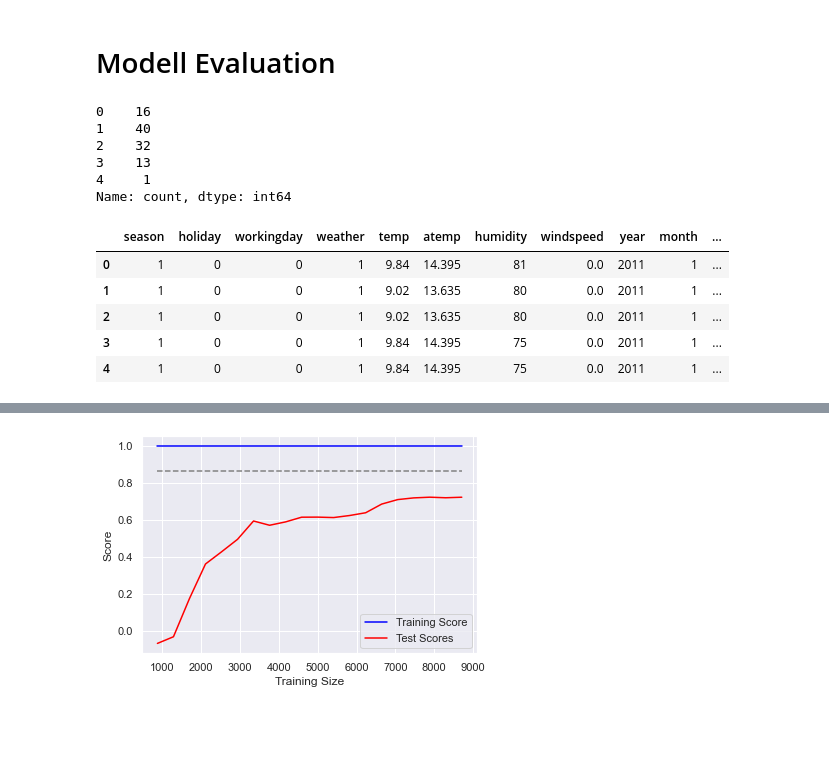
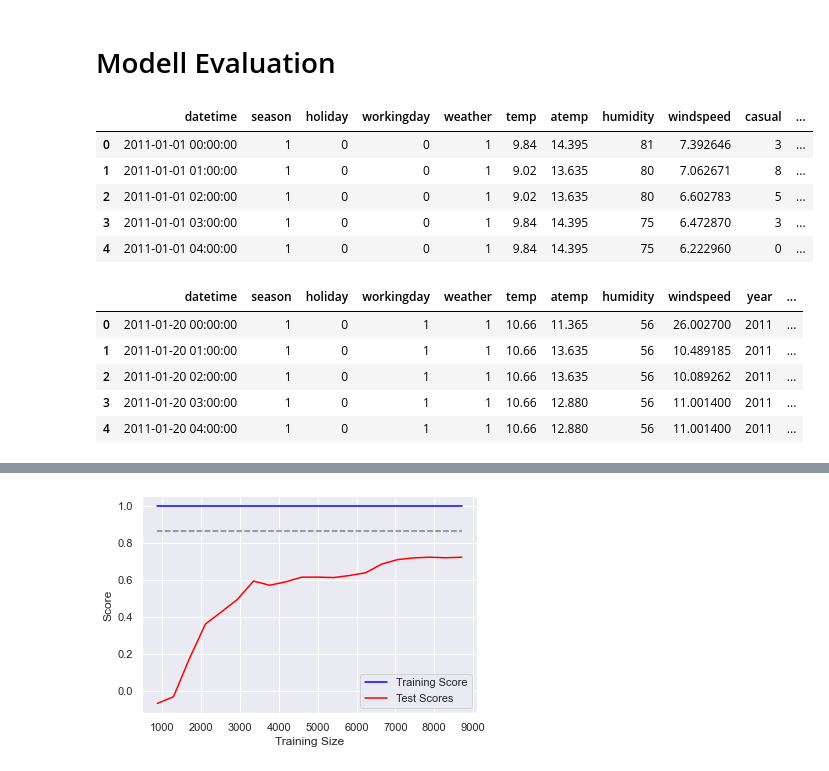
Before and after one commit to schmeti/bikepred_aistudienarbeit, a Jupyter notebook: StudienarbeitSchmetzV2.ipynb, the cells around one changed output, grey strips where cells are left out. Cells and saved outputs as stored; diff of their text form; code cells hidden in the pictures; blank space fills up the shorter version.

```diff
--- a/StudienarbeitSchmetzV2.ipynb
+++ b/StudienarbeitSchmetzV2.ipynb
@@ -563,32 +563,37 @@ from sklearn.model_selection import learning_curve
 from sklearn.linear_model import LinearRegression
 # %%
 
-df_train = pd.read_csv('bike-sharing-demand/train.csv')
-df_train['datetime'] = pd.to_datetime(df_train['datetime'])
+#df_train = pd.read_csv('bike-sharing-demand/train.csv')
+#df_train['datetime'] = pd.to_datetime(df_train['datetime'])
 
-df_train['year'] = df_train['datetime'].dt.year
-df_train['month'] = df_train['datetime'].dt.month
-df_train['day'] = df_train['datetime'].dt.day
-df_train['hour'] = df_train['datetime'].dt.hour
+#df_train['year'] = df_train['datetime'].dt.year
+#df_train['month'] = df_train['datetime'].dt.month
+#df_train['day'] = df_train['datetime'].dt.day
+#df_train['hour'] = df_train['datetime'].dt.hour
 
 
-y_train = df_train['count']
-x_train = df_train.drop(columns=['datetime', 'count','casual','registered'])
-display(y_train.head())
-display(x_train.head())
+#y_train = df_train['count']
+#x_train = df_train.drop(columns=['datetime', 'count','casual','registered'])
+display(df_train.head())
+display(df_test.head())
+
+
+features = ['season', 'holiday', 'workingday', 'weather', 'temp', 'atemp','humidity', 'windspeed', 'month', 'day', 'hour']
+
+x_train_eval, x_test_eval, y_train_eval, y_test_eval = train_test_split(df_train[features],df_train['count'],test_size=0.25,random_state=0)
 # %% [output]
-0    16
-1    40
-2    32
-3    13
-4     1
-Name: count, dtype: int64
-|  | season | holiday | workingday | weather | temp | atemp | humidity | windspeed | year | month | ... |
-| 0 | 1 | 0 | 0 | 1 | 9.84 | 14.395 | 81 | 0.0 | 2011 | 1 | ... |
-| 1 | 1 | 0 | 0 | 1 | 9.02 | 13.635 | 80 | 0.0 | 2011 | 1 | ... |
-| 2 | 1 | 0 | 0 | 1 | 9.02 | 13.635 | 80 | 0.0 | 2011 | 1 | ... |
-| 3 | 1 | 0 | 0 | 1 | 9.84 | 14.395 | 75 | 0.0 | 2011 | 1 | ... |
-| 4 | 1 | 0 | 0 | 1 | 9.84 | 14.395 | 75 | 0.0 | 2011 | 1 | ... |
+|  | datetime | season | holiday | workingday | weather | temp | atemp | humidity | windspeed | casual | ... |
+| 0 | 2011-01-01 00:00:00 | 1 | 0 | 0 | 1 | 9.84 | 14.395 | 81 | 7.392646 | 3 | ... |
+| 1 | 2011-01-01 01:00:00 | 1 | 0 | 0 | 1 | 9.02 | 13.635 | 80 | 7.062671 | 8 | ... |
+| 2 | 2011-01-01 02:00:00 | 1 | 0 | 0 | 1 | 9.02 | 13.635 | 80 | 6.602783 | 5 | ... |
+| 3 | 2011-01-01 03:00:00 | 1 | 0 | 0 | 1 | 9.84 | 14.395 | 75 | 6.472870 | 3 | ... |
+| 4 | 2011-01-01 04:00:00 | 1 | 0 | 0 | 1 | 9.84 | 14.395 | 75 | 6.222960 | 0 | ... |
+|  | datetime | season | holiday | workingday | weather | temp | atemp | humidity | windspeed | year | ... |
+| 0 | 2011-01-20 00:00:00 | 1 | 0 | 1 | 1 | 10.66 | 11.365 | 56 | 26.002700 | 2011 | ... |
+| 1 | 2011-01-20 01:00:00 | 1 | 0 | 1 | 1 | 10.66 | 13.635 | 56 | 10.489185 | 2011 | ... |
+| 2 | 2011-01-20 02:00:00 | 1 | 0 | 1 | 1 | 10.66 | 13.635 | 56 | 10.089262 | 2011 | ... |
+| 3 | 2011-01-20 03:00:00 | 1 | 0 | 1 | 1 | 10.66 | 12.880 | 56 | 11.001400 | 2011 | ... |
+| 4 | 2011-01-20 04:00:00 | 1 | 0 | 1 | 1 | 10.66 | 12.880 | 56 | 11.001400 | 2011 | ... |
 # %%
 estimator = LinearRegression()
 train_sizes = np.linspace(0.1,1,20)
```
Also changed, not shown: parts of 2 cells of this notebook.
